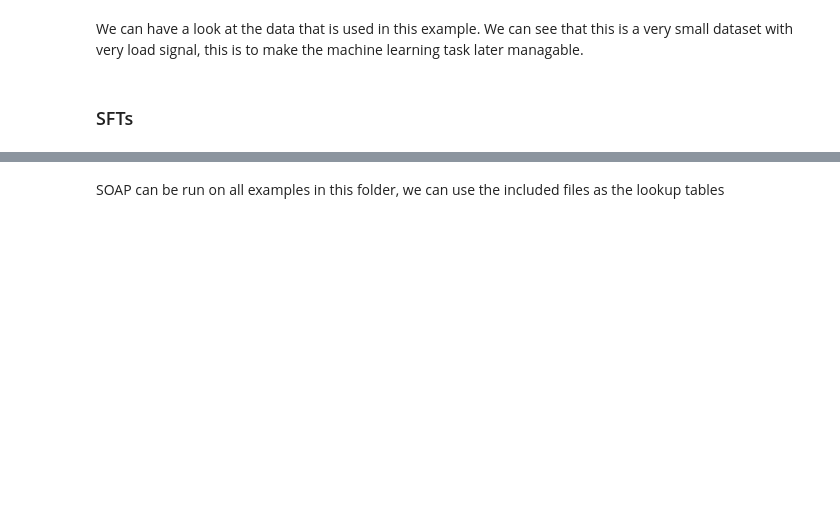
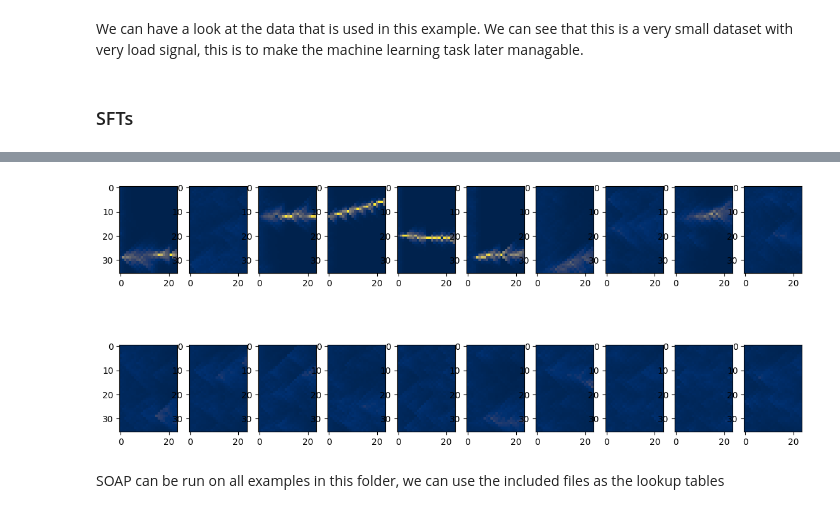
Before and after one commit to jcbayley/cwworkshop, a Jupyter notebook: cwworkshop_soap.ipynb, the cells around one changed output, grey strips where cells are left out. Drawn from its saved outputs; the diff is of its cells as text; code cells hidden in the pictures; blank space fills up the shorter version.

```diff
--- a/cwworkshop_soap.ipynb
+++ b/cwworkshop_soap.ipynb
@@ -268,12 +334,14 @@ for i in range(10):
 # %%
 fig, ax = plt.subplots(nrows = 2, ncols = 10, figsize = (14, 6))
 ind=3
-vmin,vmax = odd_imgs[:10, 2].min(), odd_imgs[:10, 2].max() -0.6
+vmin,vmax = odd_imgs[:10, 2].min(), odd_imgs[:10, 2].max() -0.3
 for i in range(10):
     img = ax[0, i].imshow(odd_imgs[i,2].T, cmap="cividis",vmin=vmin, vmax=vmax)
 for i in range(10):
     img = ax[1, i].imshow(odd_imgs[int(len(odd_imgs)/2) + i,2].T, cmap="cividis",vmin=vmin, vmax=vmax)
 #ax.set_title(odd_labels[ind])
+# %% [output]
+[figure, added]
 # %% [markdown]
 SOAP can be run on all examples in this folder, we can use the included files as the lookup tables
 # %%
```
Also changed, not shown: parts of 61 cells of this notebook, 4 other files.
